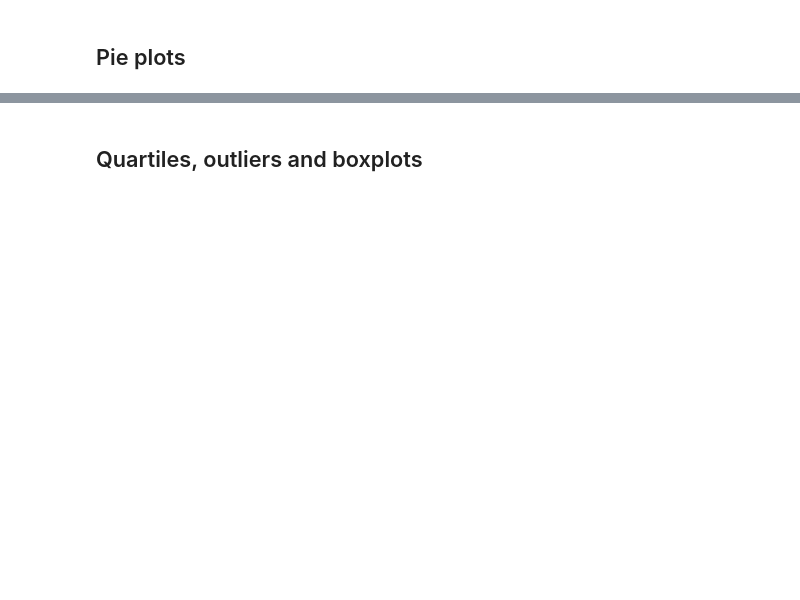
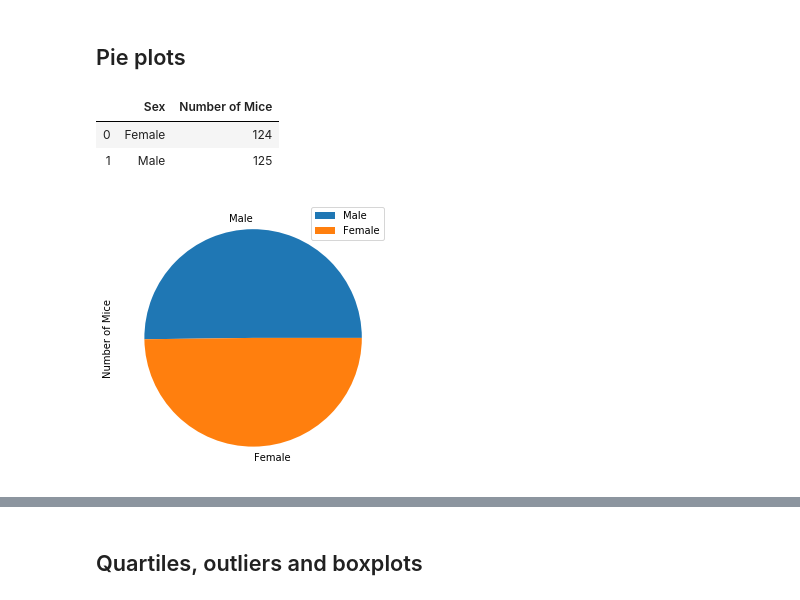
Before and after one commit to kyranduncan/Matplotlib_Challenge, a Jupyter notebook: pymaceuticals_starter.ipynb, the cells around one changed output, grey strips where cells are left out. Cells and saved outputs as stored; diff of their text form; code cells hidden in the pictures; blank space fills up the shorter version.

```diff
--- a/pymaceuticals_starter.ipynb
+++ b/pymaceuticals_starter.ipynb
@@ -261,5 +274,20 @@ plt.show()
 ## Pie plots
 # %%
 # Generate a pie plot showing the distribution of female versus male mice using pandas
+#mice_on_regimen=combined_data.groupby('Drug Regimen').count()['Mouse ID']
+sex_of_mice_group=combined_data.groupby('Sex').count()['Mouse ID']
+sex_of_mice_df= pd.DataFrame({'Number of Mice': sex_of_mice_group})
+sex_of_mice_df.reset_index(inplace= True)
+sex_of_mice_df
+# %% [output]
+|  | Sex | Number of Mice |
+| 0 | Female | 124 |
+| 1 | Male | 125 |
+# %%
+sex_of_mice_df=pd.DataFrame({'Number of Mice': [125, 124],},
+                  index=['Male', 'Female'])
+plot = sex_of_mice_df.plot.pie(y='Number of Mice', figsize=(5, 5))
+# %% [output]
+[figure, added]
 # %%
 # Generate a pie plot showing the distribution of female versus male mice using pyplot
```
Also changed, not shown: parts of 13 cells of this notebook.
